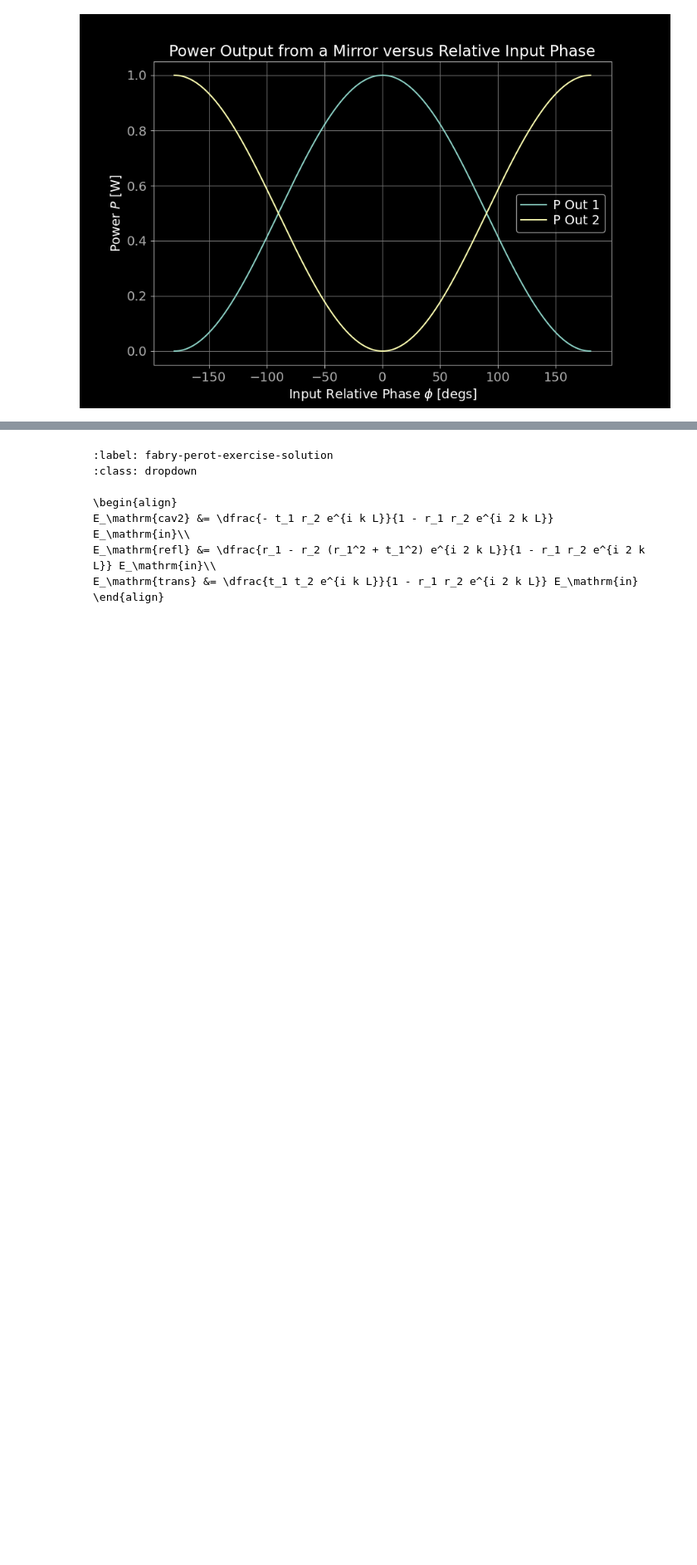
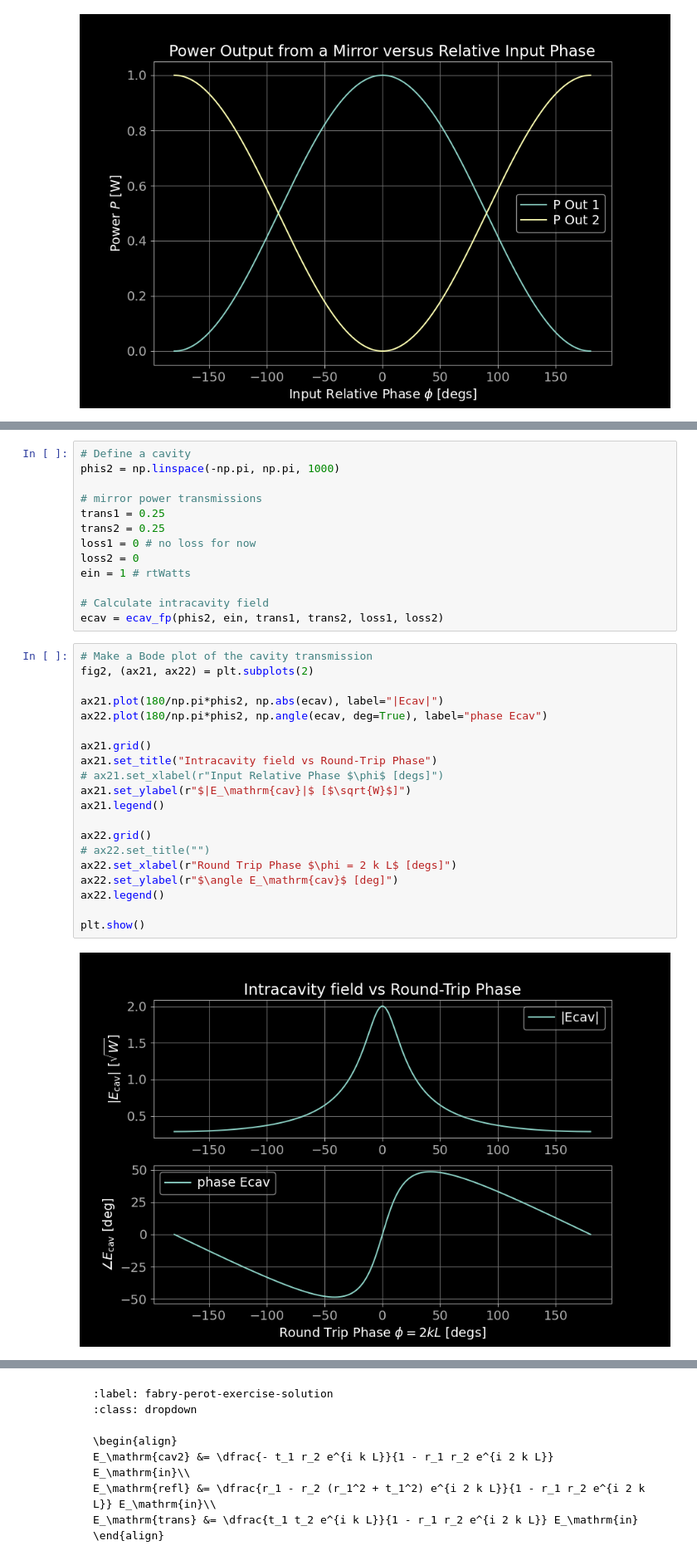
Before and after one commit to ccahilla/lasers-and-optomechanics, a Jupyter notebook: chapters/03_fabry_perot.ipynb, the cells around one changed output, grey strips where cells are left out. Shown at 83% size. Cells and saved outputs as stored; diff of their text form; blank space fills up the shorter version.

Commit message:
Fixed small error in  00, and added intracavity phasor Ecav

```diff
--- a/chapters/03_fabry_perot.ipynb
+++ b/chapters/03_fabry_perot.ipynb
@@ -385,0 +386,35 @@ The length of the cavity $L$ must be a half-integer of the laser wavelength $\la
+# %%
+# Define a cavity
+phis2 = np.linspace(-np.pi, np.pi, 1000)
+
+# mirror power transmissions
+trans1 = 0.25
+trans2 = 0.25
+loss1 = 0 # no loss for now
+loss2 = 0
+ein = 1 # rtWatts
+
+# Calculate intracavity field
+ecav = ecav_fp(phis2, ein, trans1, trans2, loss1, loss2)
+# %%
+# Make a Bode plot of the cavity transmission
+fig2, (ax21, ax22) = plt.subplots(2)
+
+ax21.plot(180/np.pi*phis2, np.abs(ecav), label="|Ecav|")
+ax22.plot(180/np.pi*phis2, np.angle(ecav, deg=True), label="phase Ecav")
+
+ax21.grid()
+ax21.set_title("Intracavity field vs Round-Trip Phase")
+# ax21.set_xlabel(r"Input Relative Phase $\phi$ [degs]")
+ax21.set_ylabel(r"$|E_\mathrm{cav}|$ [$\sqrt{W}$]")
+ax21.legend()
+
+ax22.grid()
+# ax22.set_title("")
+ax22.set_xlabel(r"Round Trip Phase $\phi = 2 k L$ [degs]")
+ax22.set_ylabel(r"$\angle E_\mathrm{cav}$ [deg]")
+ax22.legend()
+
+plt.show()
+# %% [output]
+[figure, added]
```
Also changed, not shown: parts of 6 cells of this notebook, 1 other file.
